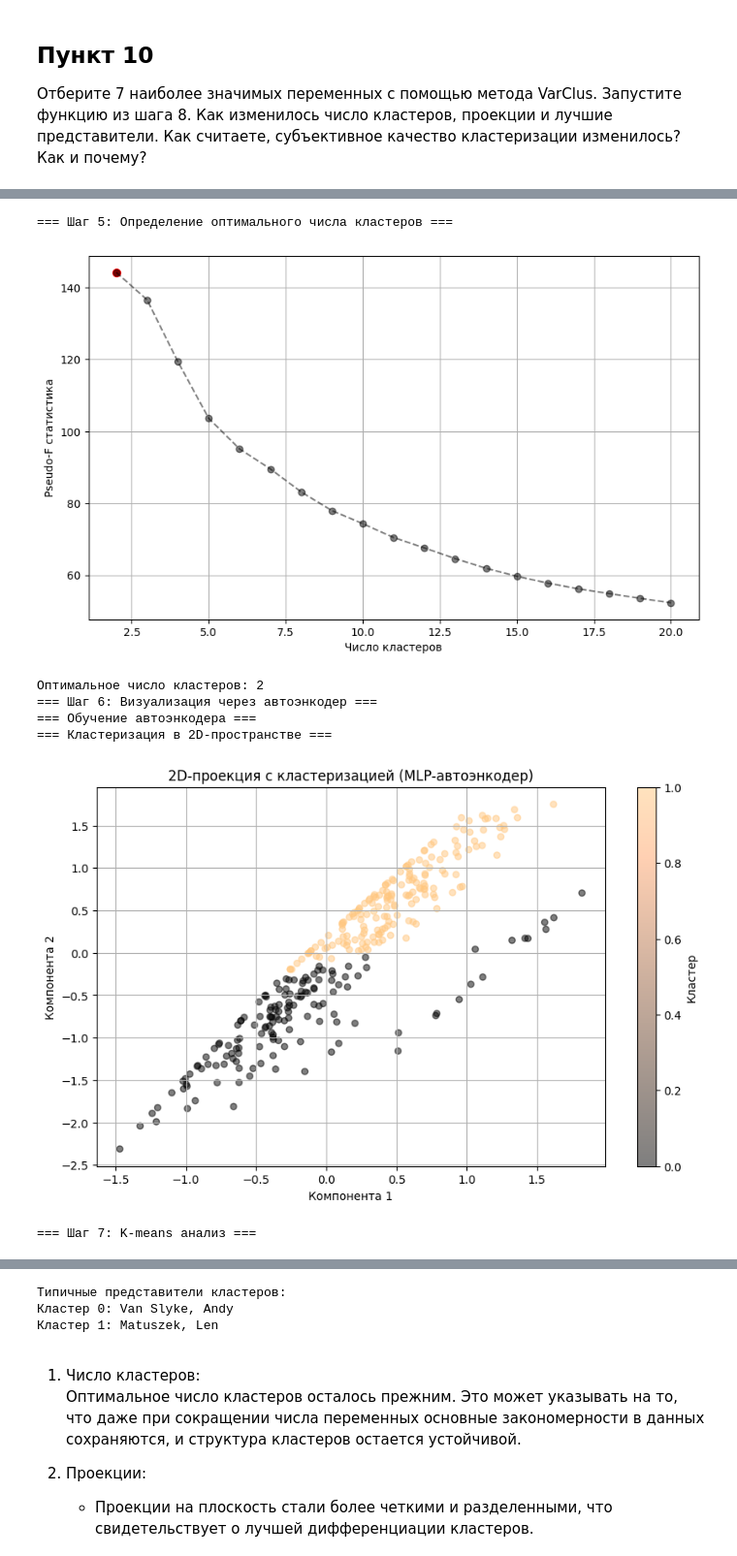
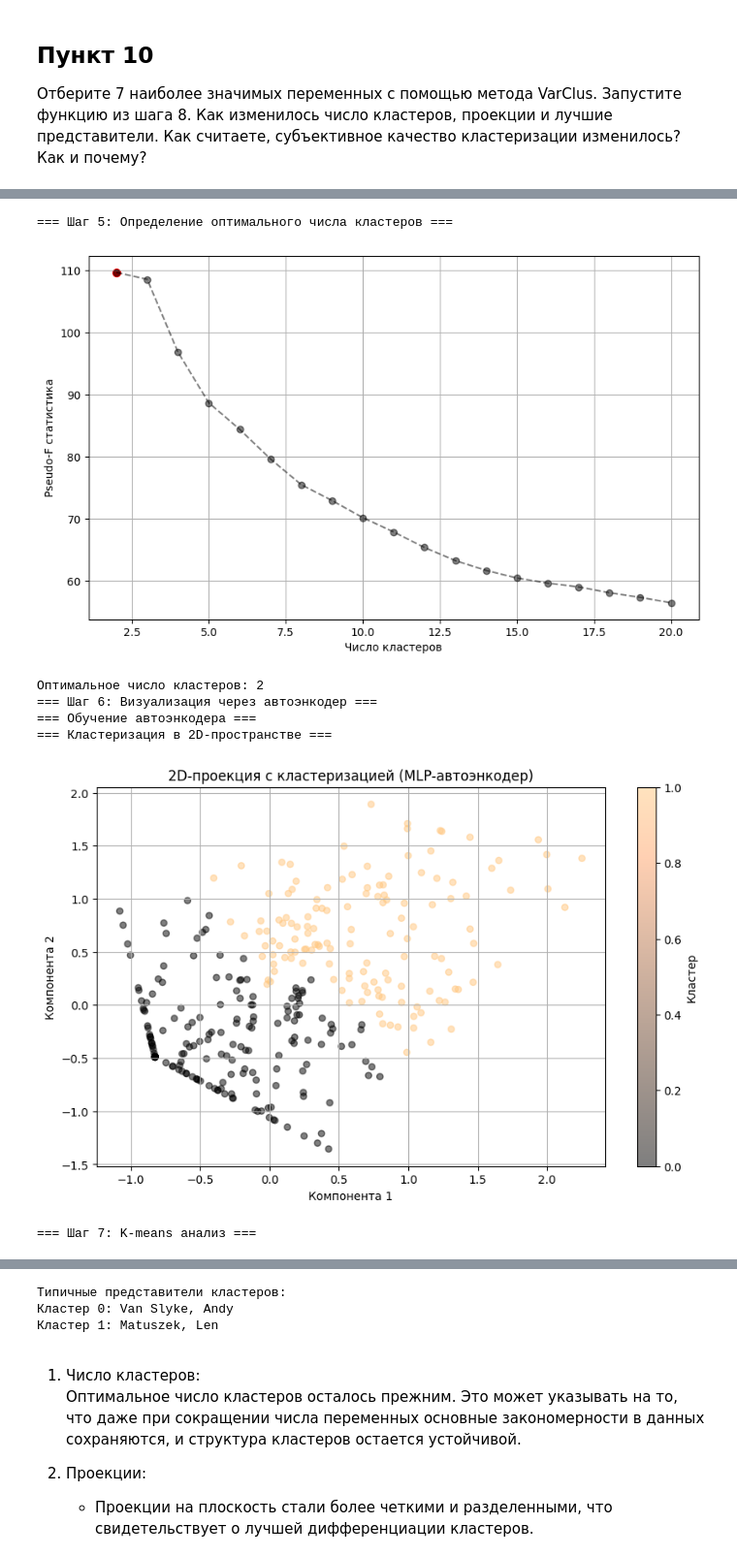
Before and after one commit to bunh0ng/labs_3_4_ml, a Jupyter notebook: Лабораторная №3/lab.ipynb, the cells around one changed output, grey strips where cells are left out. Shown at 97% size. Cells and saved outputs as stored; diff of their text form; code cells hidden in the pictures.

Commit message:
'maxeigval2=0.5'

```diff
--- a/Лабораторная №3/lab.ipynb
+++ b/Лабораторная №3/lab.ipynb
@@ -593,7 +593,7 @@ from sklearn.decomposition import PCA
 
 numeric_data = DF[numeric_features].dropna()
 
-vc = VarClusHi(numeric_data, maxeigval2=0, maxclus=7)
+vc = VarClusHi(numeric_data, maxeigval2=0.5, maxclus=7)
 vc.varclus()
 vc.rsquare
 selected = []
@@ -631,8 +631,8 @@ reduced_analyzer.run_full_analysis()
 === Шаг 5: Определение оптимального числа кластеров ===
-[figure, old version]
+[figure, new version]
 Оптимальное число кластеров: 2
 === Шаг 6: Визуализация через автоэнкодер ===
 === Обучение автоэнкодера ===
 === Кластеризация в 2D-пространстве ===
-[figure, old version]
+[figure, new version]
 === Шаг 7: K-means анализ ===
```
Also changed, not shown: parts of 2 cells of this notebook.
